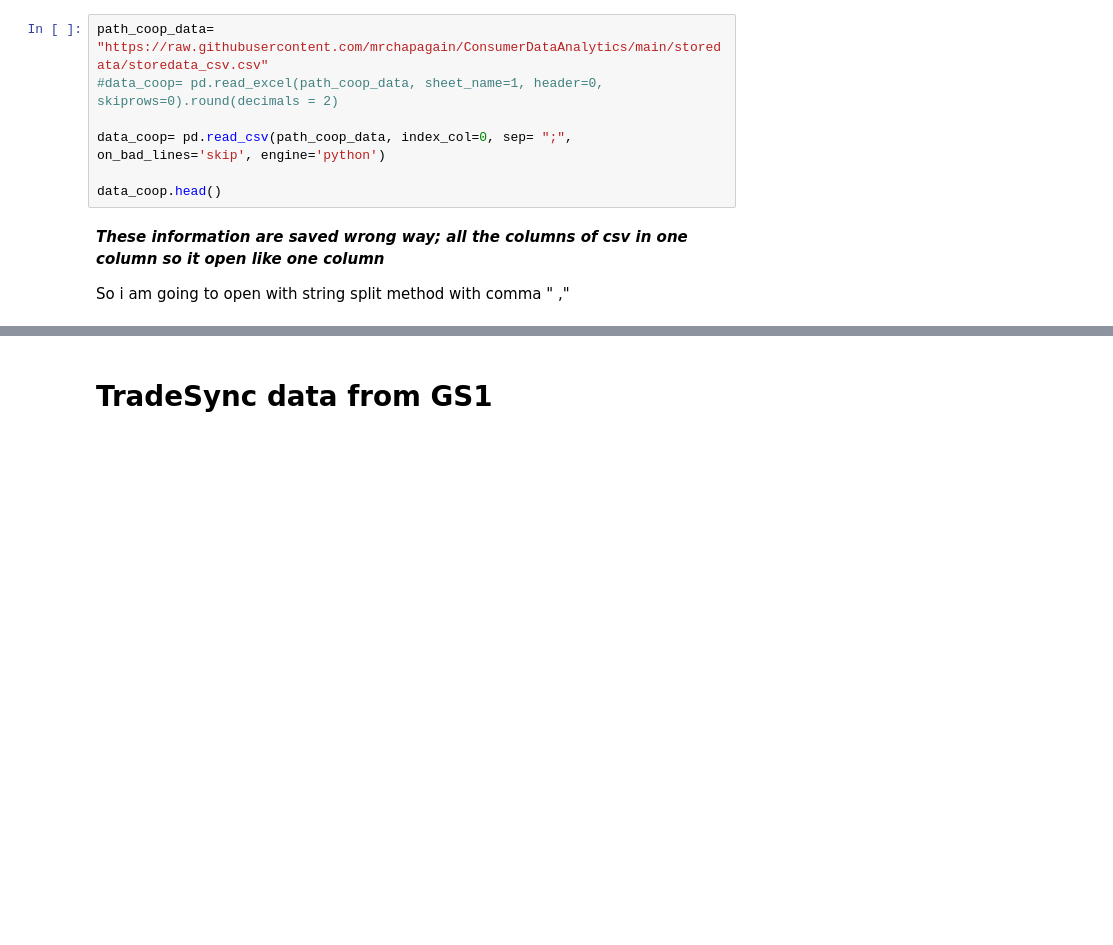
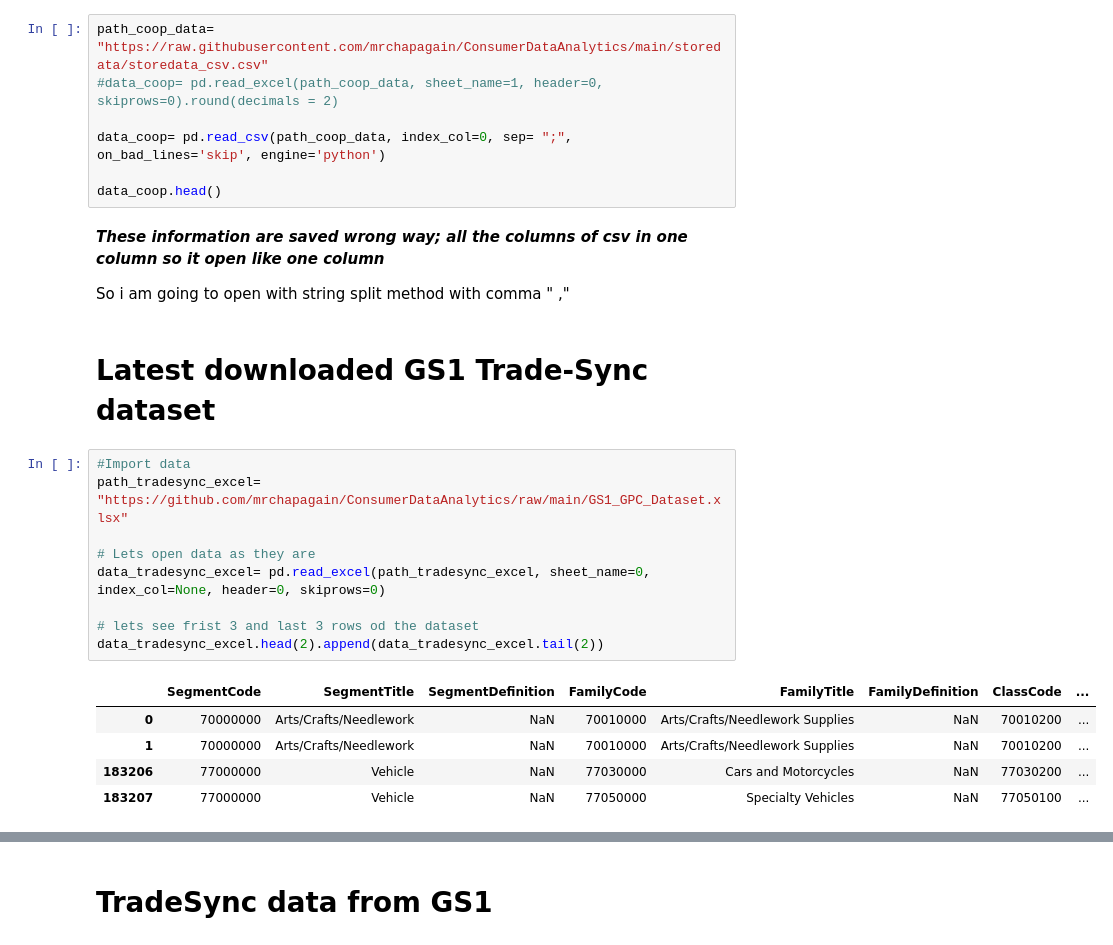
Before and after one commit to mrchapagain/ConsumerDataAnalytics, a Jupyter notebook: Data_Exploration.ipynb, the cells around one changed output, grey strips where cells are left out. Drawn from its saved outputs; the diff is of its cells as text; blank space fills up the shorter version.

```diff
--- a/Data_Exploration.ipynb
+++ b/Data_Exploration.ipynb
@@ -459,3 +445,20 @@ data_coop.head()
 ***These information are saved wrong way; all the columns of csv in one column so it open like one column***
 
 So i am going to open with string split method with comma " ,"
+# %% [markdown]
+# Latest downloaded GS1 Trade-Sync dataset
+# %%
+#Import data
+path_tradesync_excel= "https://github.com/mrchapagain/ConsumerDataAnalytics/raw/main/GS1_GPC_Dataset.xlsx"
+
+# Lets open data as they are
+data_tradesync_excel= pd.read_excel(path_tradesync_excel, sheet_name=0, index_col=None, header=0, skiprows=0)
+
+# lets see frist 3 and last 3 rows od the dataset
+data_tradesync_excel.head(2).append(data_tradesync_excel.tail(2))
+# %% [output]
+|  | SegmentCode | SegmentTitle | SegmentDefinition | FamilyCode | FamilyTitle | FamilyDefinition | ClassCode | ... |
+| 0 | 70000000 | Arts/Crafts/Needlework | NaN | 70010000 | Arts/Crafts/Needlework Supplies | NaN | 70010200 | ... |
+| 1 | 70000000 | Arts/Crafts/Needlework | NaN | 70010000 | Arts/Crafts/Needlework Supplies | NaN | 70010200 | ... |
+| 183206 | 77000000 | Vehicle | NaN | 77030000 | Cars and Motorcycles | NaN | 77030200 | ... |
+| 183207 | 77000000 | Vehicle | NaN | 77050000 | Specialty Vehicles | NaN | 77050100 | ... |
```
Also changed, not shown: parts of 13 cells of this notebook.
